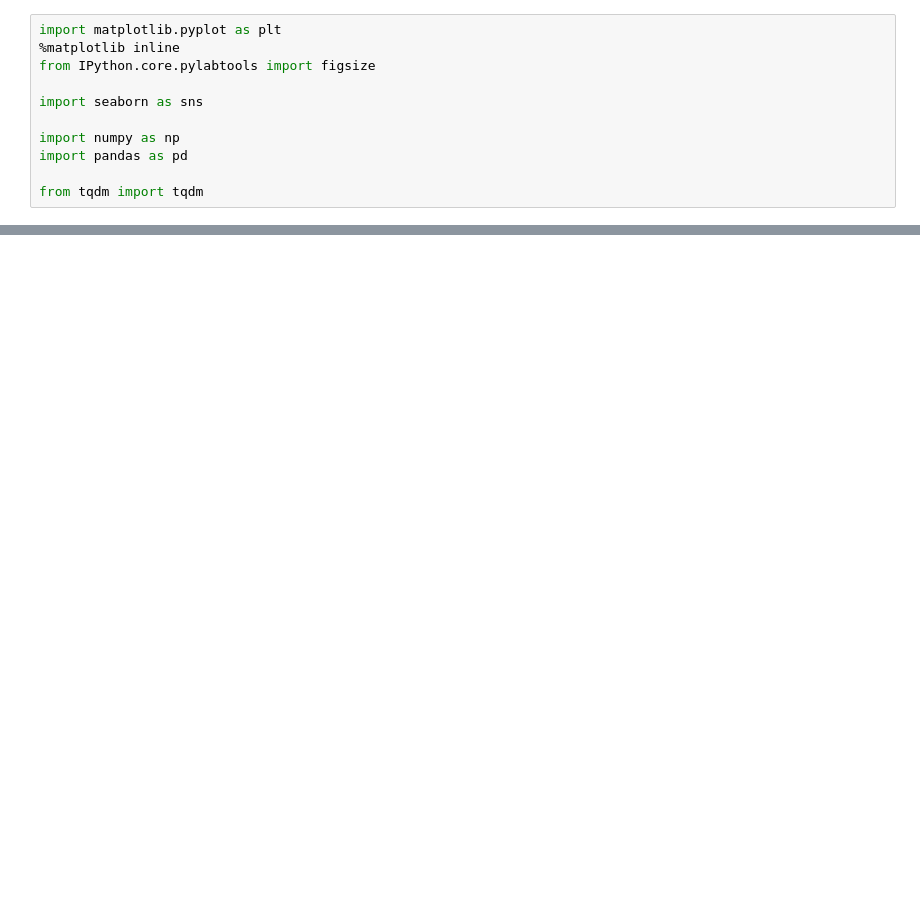
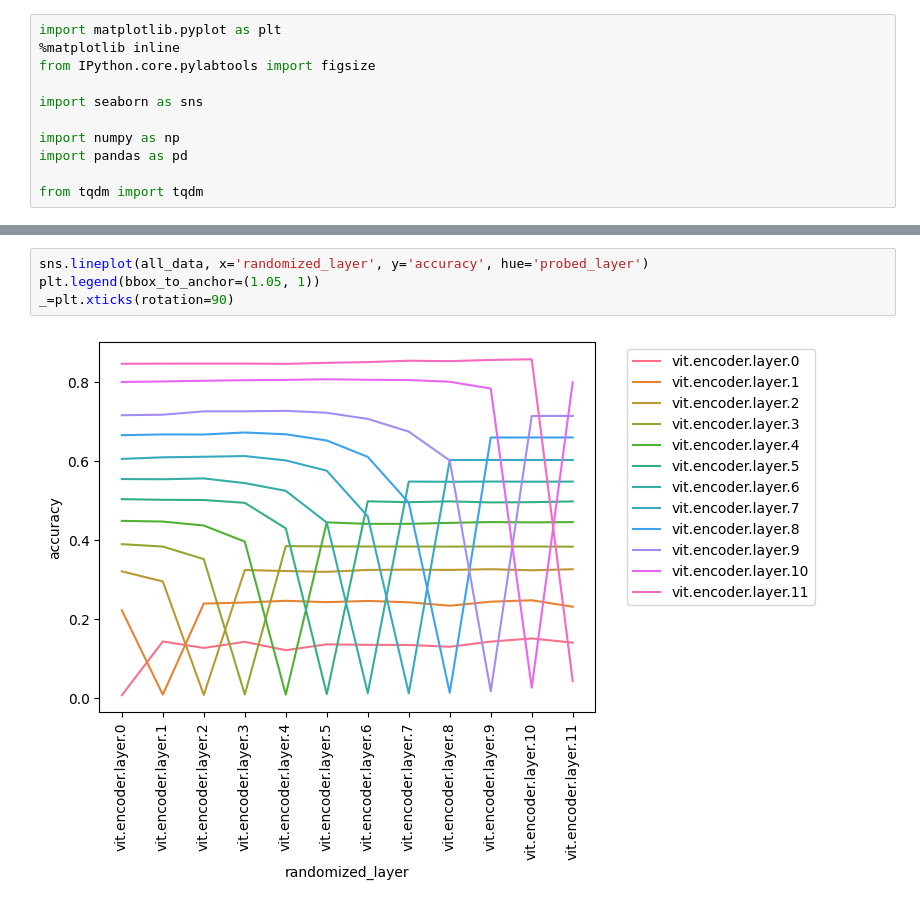
Before and after one commit to lrast/CLSTokenAnalysis, a Jupyter notebook: 1.0-randomization_and_readout.ipynb, the cells around one changed output, grey strips where cells are left out. Cells and saved outputs as stored; diff of their text form; blank space fills up the shorter version.

```diff
--- a/1.0-randomization_and_readout.ipynb
+++ b/1.0-randomization_and_readout.ipynb
@@ -40,0 +99,6 @@ KeyboardInterrupt:
+# %%
+sns.lineplot(all_data, x='randomized_layer', y='accuracy', hue='probed_layer')
+plt.legend(bbox_to_anchor=(1.05, 1))
+_=plt.xticks(rotation=90)
+# %% [output]
+[figure, added]
```
Also changed, not shown: parts of 17 cells of this notebook, 1 other file.
